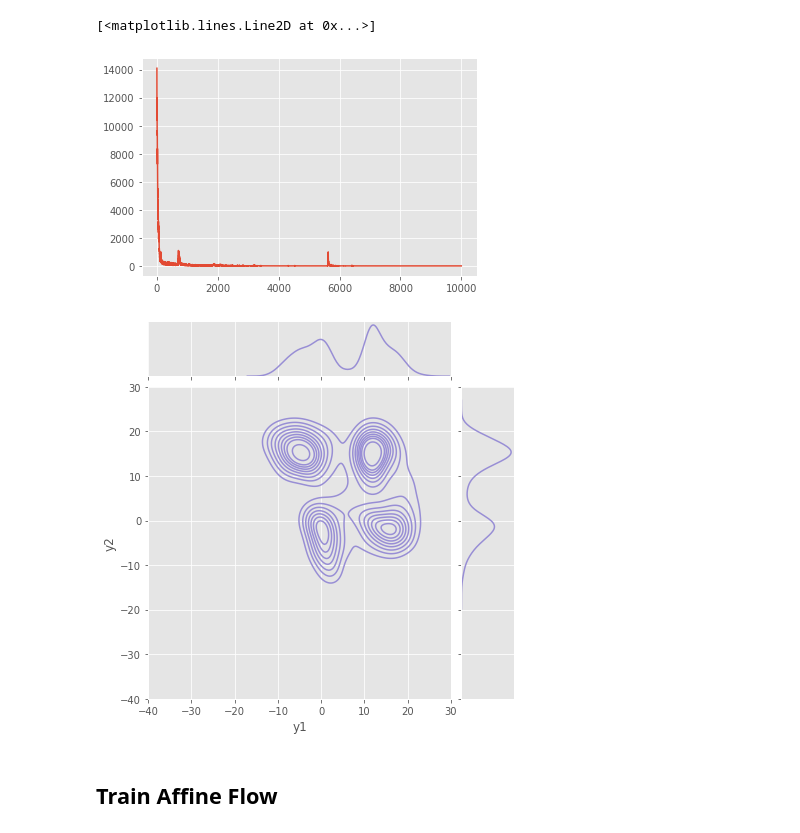
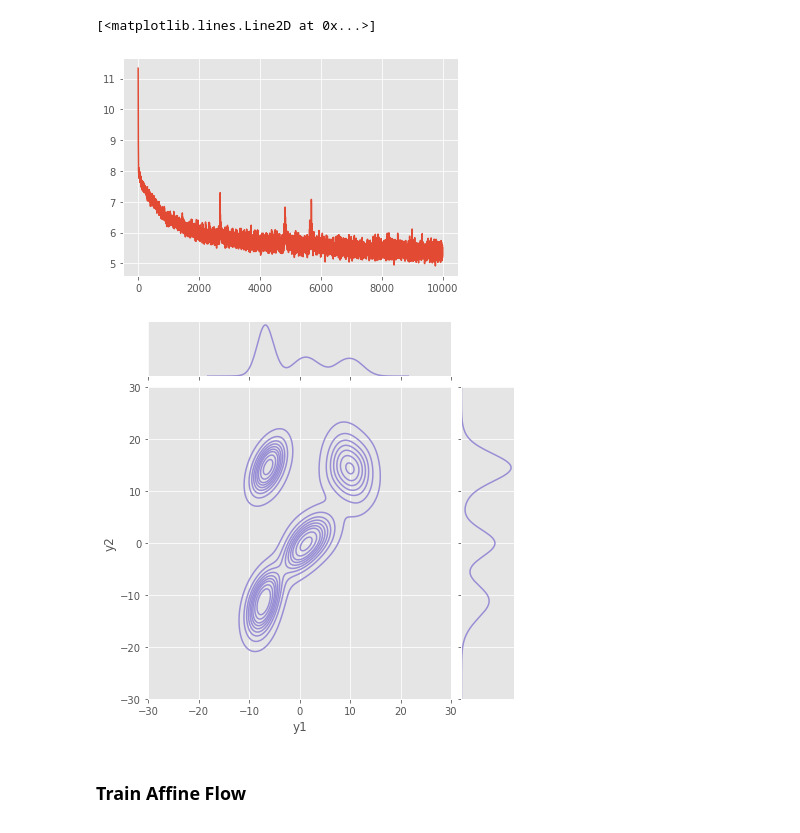
Before and after one commit to MaxGrtz/bayesian-inference, a Jupyter notebook: exploratory_experiments/multivariate-gaussian-mixture-density-estimation-test.ipynb, the cells around one changed output. Cells and saved outputs as stored; diff of their text form; code cells hidden in the pictures.

```diff
--- a/exploratory_experiments/multivariate-gaussian-mixture-density-estimation-test.ipynb
+++ b/exploratory_experiments/multivariate-gaussian-mixture-density-estimation-test.ipynb
@@ -9,11 +6,14 @@ import pandas as pd
 import seaborn as sns
 import matplotlib as mpl
 import matplotlib.pyplot as plt
-mpl.rc("savefig", dpi=300)
 
 plt.style.use('ggplot')
 
 colors = plt.rcParams['axes.prop_cycle'].by_key()['color']
+single_plot_fig_size = (7,4)
+legend_loc = None
+legend_framealpha = 0.8
+subplot_adjust_bottom = 0.2
 # %%
 import tensorflow as tf
 import tensorflow_probability as tfp
@@ -109,5 +108,5 @@ optimizer = tf.optimizers.Adam(learning_rate=1e-3)
 # %%
-base_dist = tfd.MultivariateNormalDiag(loc=tf.Variable(tf.zeros(shape=(dims*2,))), scale_diag=tf.Variable(tf.ones(dims*2)*0.1))
+base_dist = tfd.MultivariateNormalDiag(loc=tf.Variable(tf.zeros(shape=(dims*2,))), scale_diag=tf.Variable(tf.ones(dims*2)*10.0))
 
 loc_fn = make_shift_fn(dims, hidden_layers=[128,128])
 scale_fn = make_scale_fn(dims, hidden_layers=[128,128])
@@ -191,16 +194,15 @@ Wall time: 5min 44s
 plt.plot(hnf_losses)
 # %% [output]
 [<matplotlib.lines.Line2D at 0x...>]
-[figure, old version]
+[figure, new version]
 # %%
 sample = hnf.sample(10000)[0]
 data = {'y1': sample[:,0].numpy(), 'y2':sample[:,1].numpy()}
-ax = sns.jointplot(data=data, x='y1', y='y2', kind='kde', xlim=(-40, 30), ylim=(-40, 30), color=colors[2])
-#ax.fig.savefig('./test-experiments/density-estimation-images/hnf_density_plot')
+ax = sns.jointplot(data=data, x='y1', y='y2', kind='kde', xlim=(-30, 30), ylim=(-30, 30), color=colors[2])
 # %% [output]
-[figure, old version]
+[figure, new version]
 # %% [markdown]
-## Train Affine Flow
+### Train Affine Flow
 # %%
 @tf.function(autograph=False)
 def optimizer_step(q, dist):
```
Also changed, not shown: parts of 29 cells of this notebook, 12 other files.
